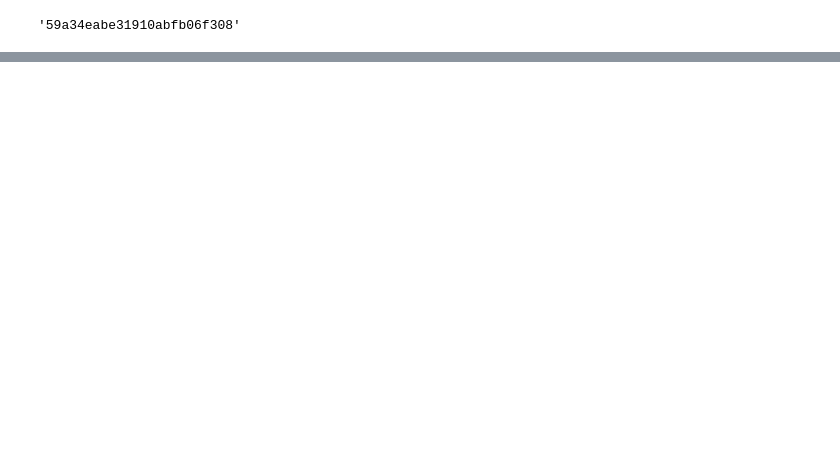
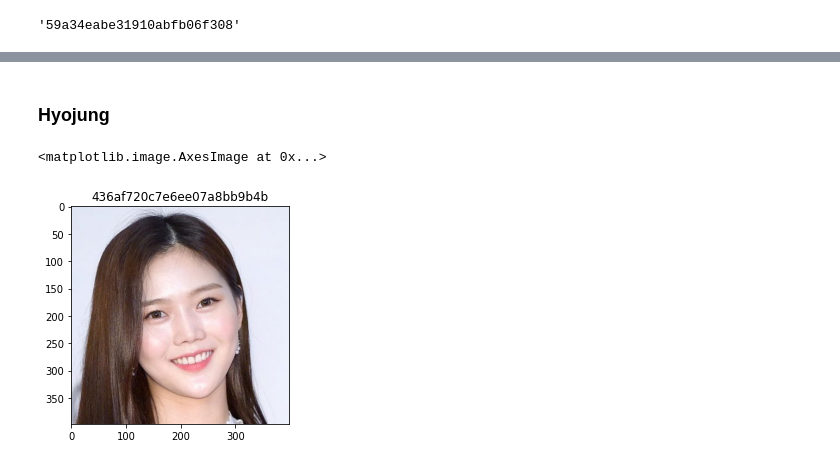
Before and after one commit to kairess/Apple-NeuralHash-Adversarial-Attack, a Jupyter notebook: hack.ipynb, the cells around one changed output, grey strips where cells are left out. Cells and saved outputs as stored; diff of their text form; code cells hidden in the pictures; blank space fills up the shorter version.

```diff
--- a/hack.ipynb
+++ b/hack.ipynb
@@ -176,0 +190,11 @@ dog_hash
+# %% [markdown]
+### Hyojung
+# %%
+input_img = Image.open('images/hyojung.jpg')
+input_hash = get_hash(inference(preprocess(input_img)))
+
+plt.title(input_hash)
+plt.imshow(input_img)
+# %% [output]
+<matplotlib.image.AxesImage at 0x...>
+[figure, added]
```
Also changed, not shown: parts of 20 cells of this notebook, 23 other files.
